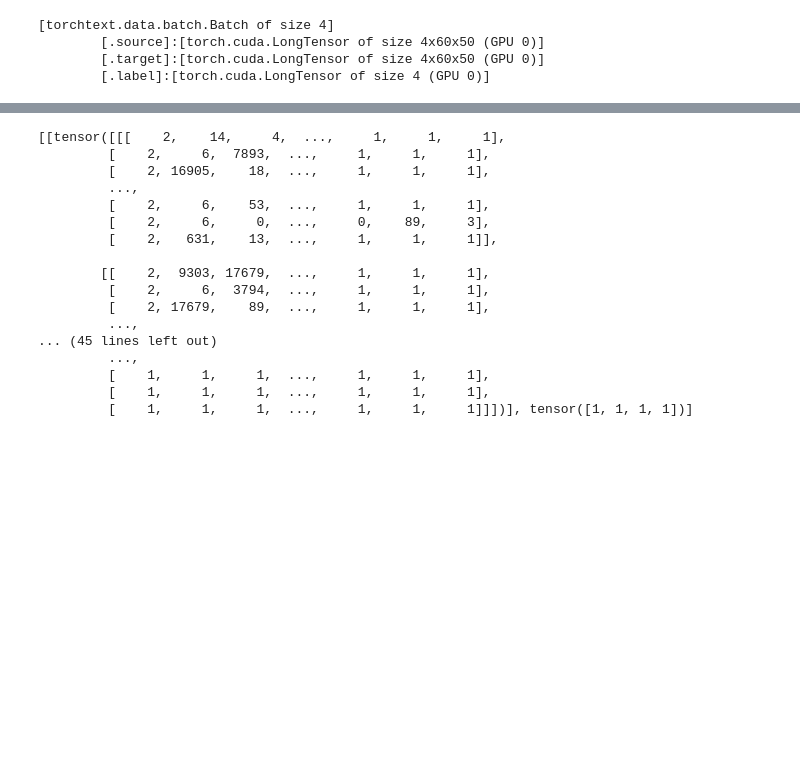
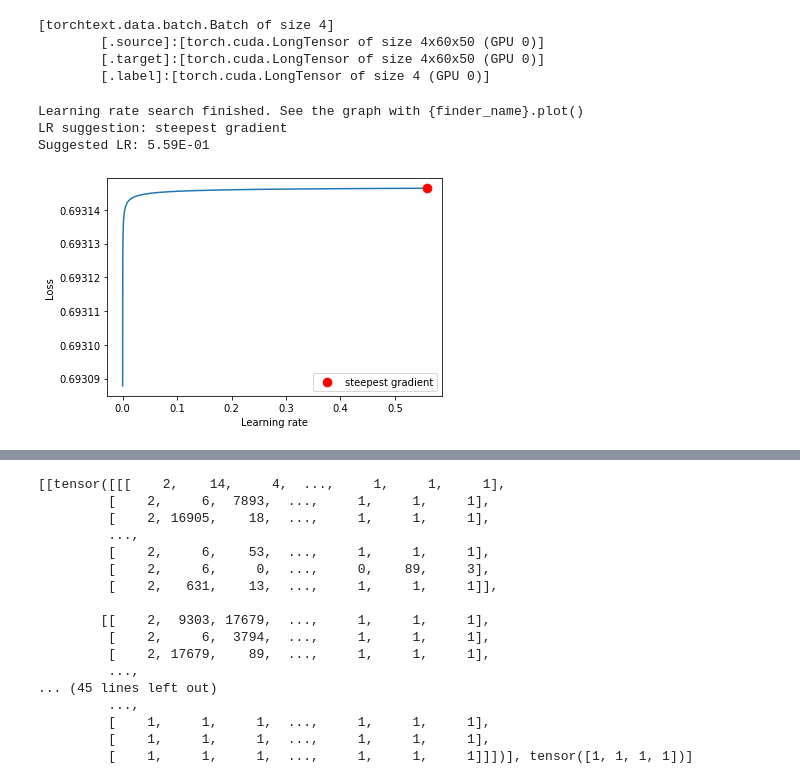
Before and after one commit to aditya140/NoveltyDetectionResearch, a Jupyter notebook: novelty_test.ipynb, the cells around one changed output, grey strips where cells are left out. Cells and saved outputs as stored; diff of their text form; code cells hidden in the pictures; blank space fills up the shorter version.

Commit message:
lr finder

```diff
--- a/novelty_test.ipynb
+++ b/novelty_test.ipynb
@@ -2,7 +2,7 @@
 from src.defaults import *
 from src.datasets.novelty import *
 # %%
-load_nli = 'NLI-93'
+load_nli = 'NLI-92'
 
 download_models_from_neptune(load_nli)
 field = load_field(load_nli)
@@ -207,6 +207,21 @@ class MwAN(nn.Module):
 model = MwAN(model_conf,encoder)
 # %%
 train_dl,val_dl,test_dl = data.get_dataloaders()
+# %%
+from torch_lr_finder import LRFinder
+
+criterion = nn.CrossEntropyLoss()
+optimizer = optim.Adam(model.parameters(), lr=0.00001)
+# optimizer = optim.Adadelta(model.parameters(),lr = 0.01,)
+lr_finder = LRFinder(model, optimizer, criterion, device="cuda")
+lr_finder.range_test(train_dl, val_loader=val_dl, end_lr=0.001, num_iter=100, step_mode="exp")
+lr_finder.plot(log_lr=False)
+lr_finder.reset()
+# %% [output]
+Learning rate search finished. See the graph with {finder_name}.plot()
+LR suggestion: steepest gradient
+Suggested LR: 5.59E-01
+[figure, added]
 # %%
 from torch_lr_finder import LRFinder
 
```
Also changed, not shown: parts of 2 cells of this notebook, 1 other file.
